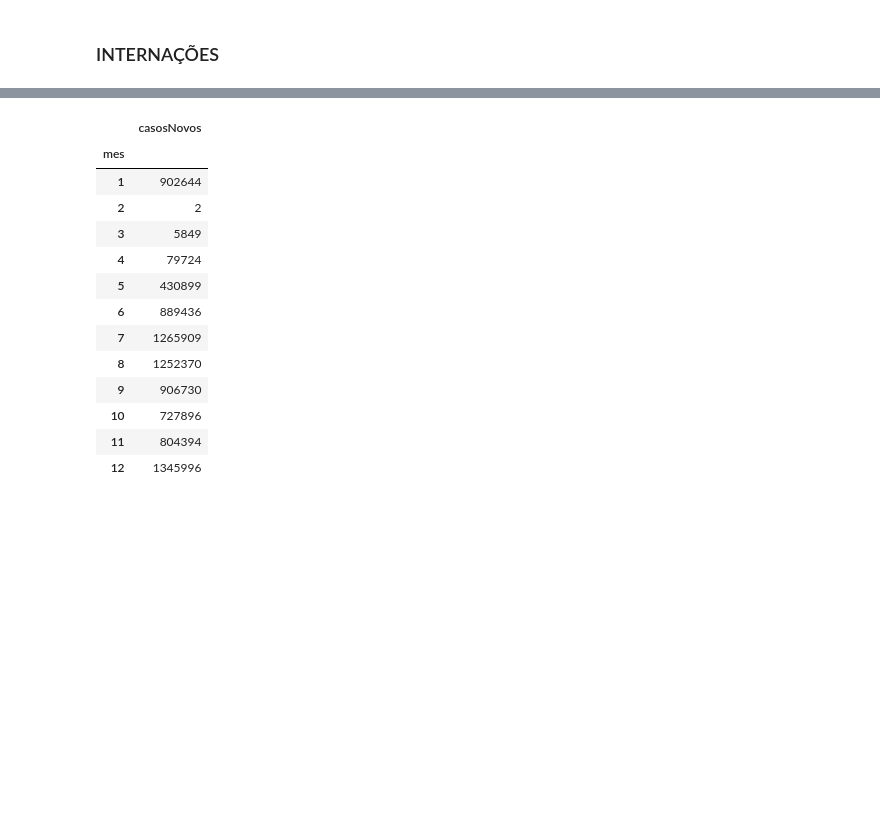
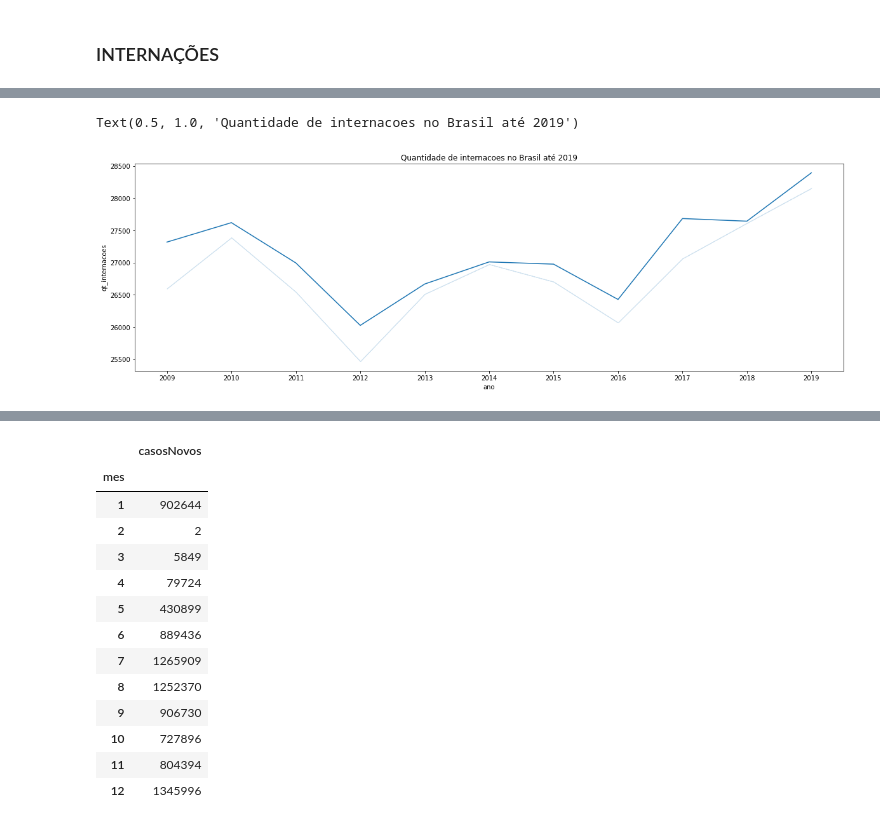
Before and after one commit to daianeklein/bootcamp-Alura, a Jupyter notebook: Desafio-Modulo4.ipynb, the cells around one changed output, grey strips where cells are left out. Cells and saved outputs as stored; diff of their text form; code cells hidden in the pictures; blank space fills up the shorter version.

```diff
--- a/Desafio-Modulo4.ipynb
+++ b/Desafio-Modulo4.ipynb
@@ -761,0 +771,36 @@ internacoes
+# %%
+# Criando uma coluna considerando a qt. de leitos no mes 12
+internacoes_ano = internacoes[internacoes['mes'] == 11]
+internacoes_ano.drop(columns=(['data', 'mes']), inplace = True)
+
+# Criando um 'contador' que servirá como chave
+internacoes_ano = internacoes_ano.sort_values(by=['uf', 'ano'])
+internacoes_ano['contador'] = [num for num in np.arange(0,len(internacoes_ano))]
+
+# selecionando as colunas alvo
+internacoes_por_populacao = populacao[['uf', '2009', '2010', '2011', '2012', '2013',
+       '2014', '2015', '2016', '2017', '2018', '2019', '2020']]
+
+# Fazendo melt
+internacoes_por_populacao = internacoes_por_populacao.melt(id_vars='uf', var_name='ano', value_name='populacao')
+
+# Criando contador para servir de chave
+internacoes_por_populacao = internacoes_por_populacao.sort_values(by=['uf', 'ano'])
+internacoes_por_populacao['contador'] = [num for num in np.arange(0,len(internacoes_por_populacao))]
+
+# Fazendo merge
+internacoes_por_populacao = internacoes_por_populacao.merge(internacoes_ano[['qt_internacoes', 'contador']], how='inner', on='contador')
+internacoes_por_populacao.drop(columns=('contador'), inplace=True)
+
+# Calculo da quantidade de leitos por populacao
+internacoes_por_populacao['internacoes_por_populacao'] = (internacoes_por_populacao['qt_internacoes'] / internacoes_por_populacao['populacao']) * 1000
+
+# Corrigindo valor faltante
+internacoes['qt_internacoes'].replace('-', 2194, inplace = True)
+
+# Alterando tipo de dado
+internacoes['qt_internacoes'] = internacoes['qt_internacoes'].astype(int)
+internacoes_por_populacao['qt_internacoes'] = internacoes_por_populacao['qt_internacoes'].astype(int)
+internacoes_por_populacao['internacoes_por_populacao'] = internacoes_por_populacao['internacoes_por_populacao'].astype(float)
+
+internacoes_por_populacao
@@ -761,0 +821,8 @@ internacoes
+# %%
+plt.figure(figsize=(20, 6))
+
+ax = sns.lineplot(data = internacoes_por_populacao[internacoes_por_populacao['ano'] != '2020'], x='ano', y='qt_internacoes', ci=False)
+plt.title('Quantidade de internacoes no Brasil até 2019')
+# %% [output]
+Text(0.5, 1.0, 'Quantidade de internacoes no Brasil até 2019')
+[figure, added]
```
Also changed, not shown: parts of 8 cells of this notebook.
